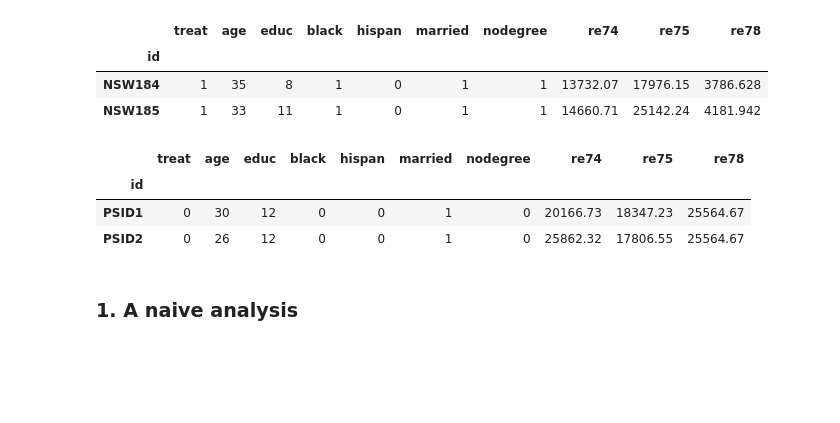
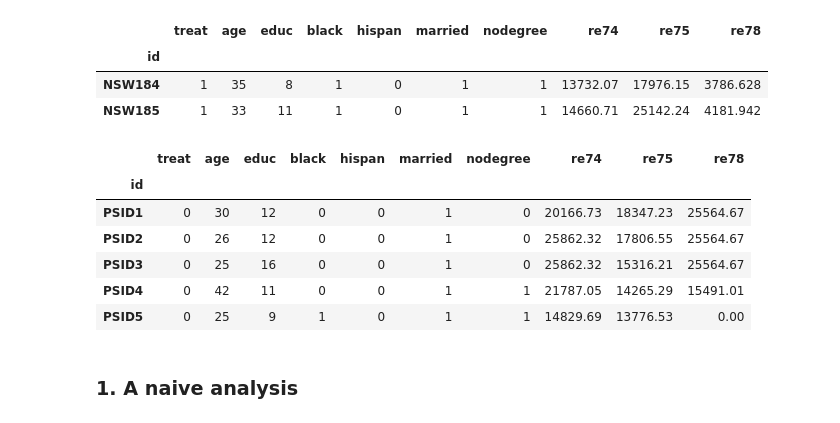
Before and after one commit to IsaacLeimgruber/ADA_labs_repo, a Jupyter notebook: 04 - Applied ML/HW04_Kevin.ipynb, the cells around one changed output. Cells and saved outputs as stored; diff of their text form; code cells hidden in the pictures; blank space fills up the shorter version.

```diff
--- a/04 - Applied ML/HW04_Kevin.ipynb
+++ b/04 - Applied ML/HW04_Kevin.ipynb
@@ -44,12 +44,15 @@ treated_df.tail(2)
 | NSW184 | 1 | 35 | 8 | 1 | 0 | 1 | 1 | 13732.07 | 17976.15 | 3786.628 |
 | NSW185 | 1 | 33 | 11 | 1 | 0 | 1 | 1 | 14660.71 | 25142.24 | 4181.942 |
 # %%
-ntreated_df.head(2)
+ntreated_df.head()
 # %% [output]
 |  | treat | age | educ | black | hispan | married | nodegree | re74 | re75 | re78 |
 | id |  |  |  |  |  |  |  |  |  |  |
 | PSID1 | 0 | 30 | 12 | 0 | 0 | 1 | 0 | 20166.73 | 18347.23 | 25564.67 |
 | PSID2 | 0 | 26 | 12 | 0 | 0 | 1 | 0 | 25862.32 | 17806.55 | 25564.67 |
+| PSID3 | 0 | 25 | 16 | 0 | 0 | 1 | 0 | 25862.32 | 15316.21 | 25564.67 |
+| PSID4 | 0 | 42 | 11 | 0 | 0 | 1 | 1 | 21787.05 | 14265.29 | 15491.01 |
+| PSID5 | 0 | 25 | 9 | 1 | 0 | 1 | 1 | 14829.69 | 13776.53 | 0.00 |
 # %% [markdown]
 ### 1. A naive analysis
 # %% [markdown]
```
Also changed, not shown: parts of 68 cells of this notebook.
